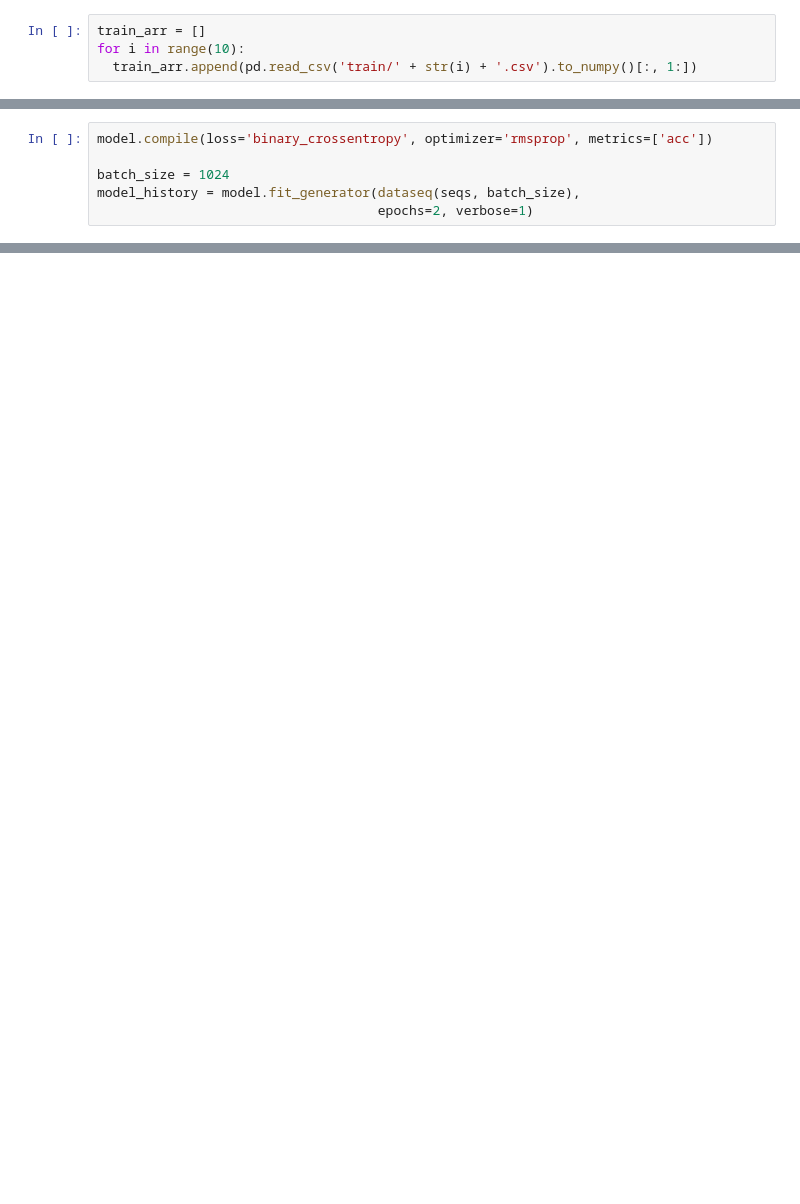
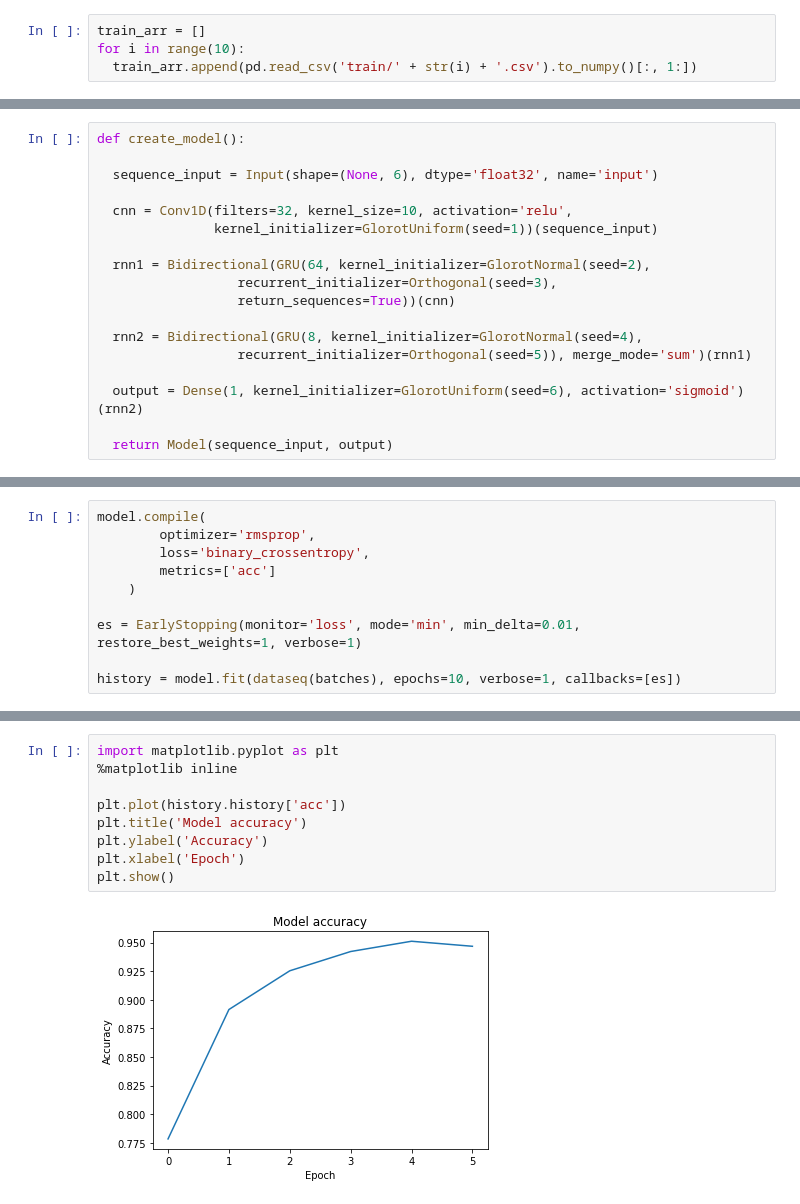
Before and after one commit to vaibhav29498/MBC2020, a Jupyter notebook: MBC2020.ipynb, the cells around one changed output, grey strips where cells are left out. Drawn from its saved outputs; the diff is of its cells as text; blank space fills up the shorter version.

```diff
--- a/MBC2020.ipynb
+++ b/MBC2020.ipynb
@@ -110,3 +94,21 @@ def create_model():
+# %%
+def create_model():
+
+  sequence_input = Input(shape=(None, 6), dtype='float32', name='input')
+
+  cnn = Conv1D(filters=32, kernel_size=10, activation='relu',
+               kernel_initializer=GlorotUniform(seed=1))(sequence_input)
+
+  rnn1 = Bidirectional(GRU(64, kernel_initializer=GlorotNormal(seed=2),
+                  recurrent_initializer=Orthogonal(seed=3),
+                  return_sequences=True))(cnn)
+
+  rnn2 = Bidirectional(GRU(8, kernel_initializer=GlorotNormal(seed=4),
+                  recurrent_initializer=Orthogonal(seed=5)), merge_mode='sum')(rnn1)
+
+  output = Dense(1, kernel_initializer=GlorotUniform(seed=6), activation='sigmoid')(rnn2)
+
+  return Model(sequence_input, output)
 # %%
 model = create_model()
 model.summary()
@@ -129,8 +132,2 @@ Trainable params: 55,251
 Non-trainable params: 0
 _________________________________________________________________
-# %%
-model.compile(loss='binary_crossentropy', optimizer='rmsprop', metrics=['acc'])
-
-batch_size = 1024
-model_history = model.fit_generator(dataseq(seqs, batch_size),
-                                    epochs=2, verbose=1)
@@ -162,0 +134,10 @@ pred = model.predict(pad_sequences(test_arr, maxlen=240, padding='pre',
+# %%
+model.compile(
+        optimizer='rmsprop',
+        loss='binary_crossentropy',
+        metrics=['acc']
+    )
+
+es = EarlyStopping(monitor='loss', mode='min', min_delta=0.01, restore_best_weights=1, verbose=1)
+
+history = model.fit(dataseq(batches), epochs=10, verbose=1, callbacks=[es])
@@ -173,0 +168,11 @@ with open('test_prediction.csv', 'w') as f:
+# %%
+import matplotlib.pyplot as plt
+%matplotlib inline
+
+plt.plot(history.history['acc'])
+plt.title('Model accuracy')
+plt.ylabel('Accuracy')
+plt.xlabel('Epoch')
+plt.show()
+# %% [output]
+[figure, added]
```
Also changed, not shown: parts of 17 cells of this notebook.
